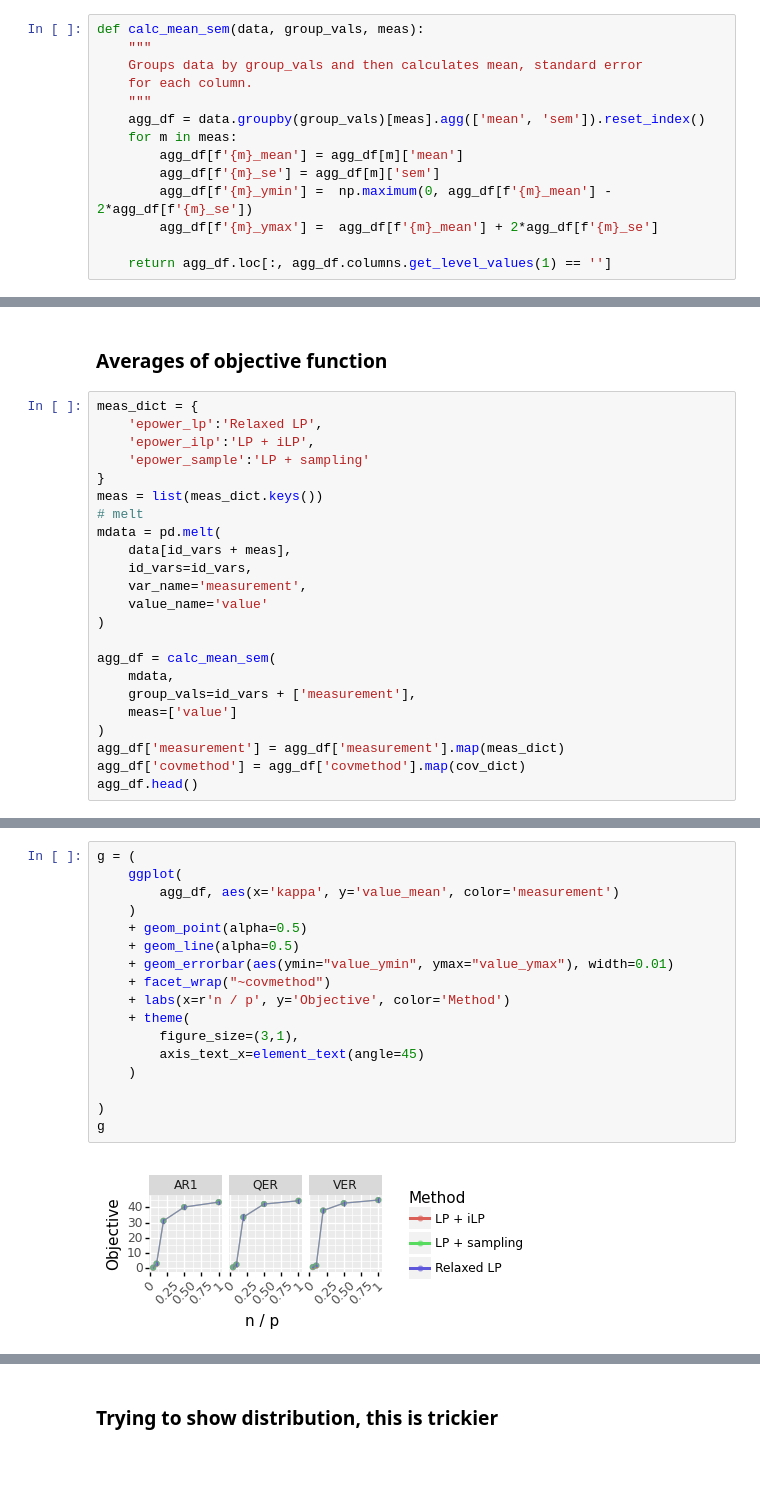
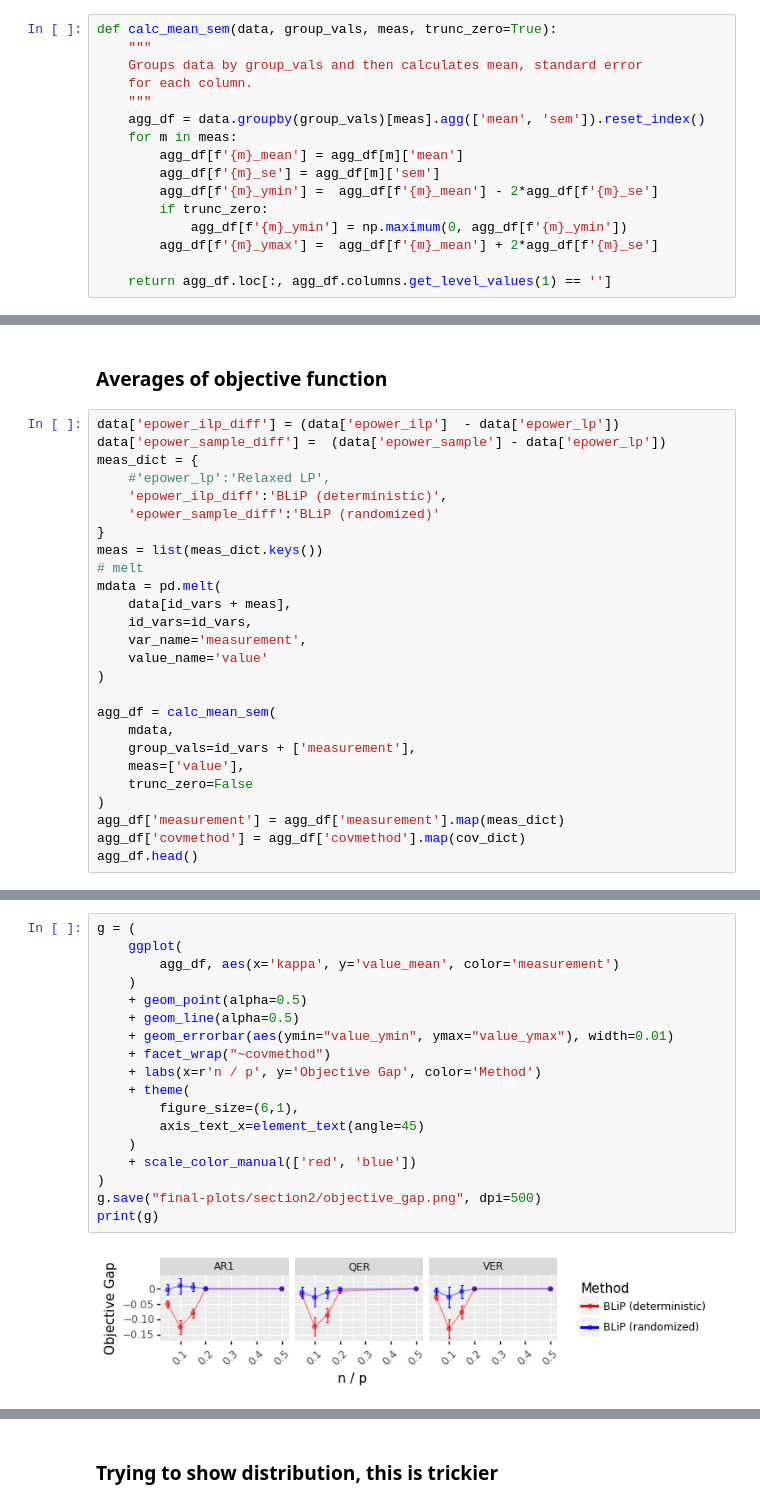
Before and after one commit to amspector100/blip_sims, a Jupyter notebook: final-plots.ipynb, the cells around one changed output, grey strips where cells are left out. Drawn from its saved outputs; the diff is of its cells as text; blank space fills up the shorter version.

```diff
--- a/final-plots.ipynb
+++ b/final-plots.ipynb
@@ -16,7 +16,7 @@ from plotnine import *
 
 import knockpy
 # %%
-def calc_mean_sem(data, group_vals, meas):
+def calc_mean_sem(data, group_vals, meas, trunc_zero=True):
     """
     Groups data by group_vals and then calculates mean, standard error
     for each column.
@@ -25,7 +25,9 @@ def calc_mean_sem(data, group_vals, meas):
     for m in meas:
         agg_df[f'{m}_mean'] = agg_df[m]['mean']
         agg_df[f'{m}_se'] = agg_df[m]['sem']
-        agg_df[f'{m}_ymin'] =  np.maximum(0, agg_df[f'{m}_mean'] - 2*agg_df[f'{m}_se'])
+        agg_df[f'{m}_ymin'] =  agg_df[f'{m}_mean'] - 2*agg_df[f'{m}_se']
+        if trunc_zero:
+            agg_df[f'{m}_ymin'] = np.maximum(0, agg_df[f'{m}_ymin'])
         agg_df[f'{m}_ymax'] =  agg_df[f'{m}_mean'] + 2*agg_df[f'{m}_se']
 
     return agg_df.loc[:, agg_df.columns.get_level_values(1) == '']
@@ -175,10 +315,12 @@ mdata = pd.melt(
 # %% [markdown]
 ### Averages of objective function
 # %%
+data['epower_ilp_diff'] = (data['epower_ilp']  - data['epower_lp'])
+data['epower_sample_diff'] =  (data['epower_sample'] - data['epower_lp'])
 meas_dict = {
-    'epower_lp':'Relaxed LP',
-    'epower_ilp':'LP + iLP',
-    'epower_sample':'LP + sampling'
+    #'epower_lp':'Relaxed LP',
+    'epower_ilp_diff':'BLiP (deterministic)',
+    'epower_sample_diff':'BLiP (randomized)'
 }
 meas = list(meas_dict.keys())
 # melt
@@ -192,7 +334,8 @@ mdata = pd.melt(
 agg_df = calc_mean_sem(
     mdata,
     group_vals=id_vars + ['measurement'],
-    meas=['value']
+    meas=['value'],
+    trunc_zero=False
 )
 agg_df['measurement'] = agg_df['measurement'].map(meas_dict)
 agg_df['covmethod'] = agg_df['covmethod'].map(cov_dict)
@@ -208,19 +351,20 @@ agg_df.head()
 # %%
 g = (
     ggplot(
         agg_df, aes(x='kappa', y='value_mean', color='measurement')
     )
     + geom_point(alpha=0.5)
     + geom_line(alpha=0.5)
     + geom_errorbar(aes(ymin="value_ymin", ymax="value_ymax"), width=0.01)
     + facet_wrap("~covmethod")
-    + labs(x=r'n / p', y='Objective', color='Method')
+    + labs(x=r'n / p', y='Objective Gap', color='Method')
     + theme(
-        figure_size=(3,1),
+        figure_size=(6,1),
         axis_text_x=element_text(angle=45)
     )
-
+    + scale_color_manual(['red', 'blue'])
 )
-g
+g.save("final-plots/section2/objective_gap.png", dpi=500)
+print(g)
 # %% [output]
-[figure, old version]
+[figure, new version]
```
Also changed, not shown: parts of 14 cells of this notebook, 8 other files.
